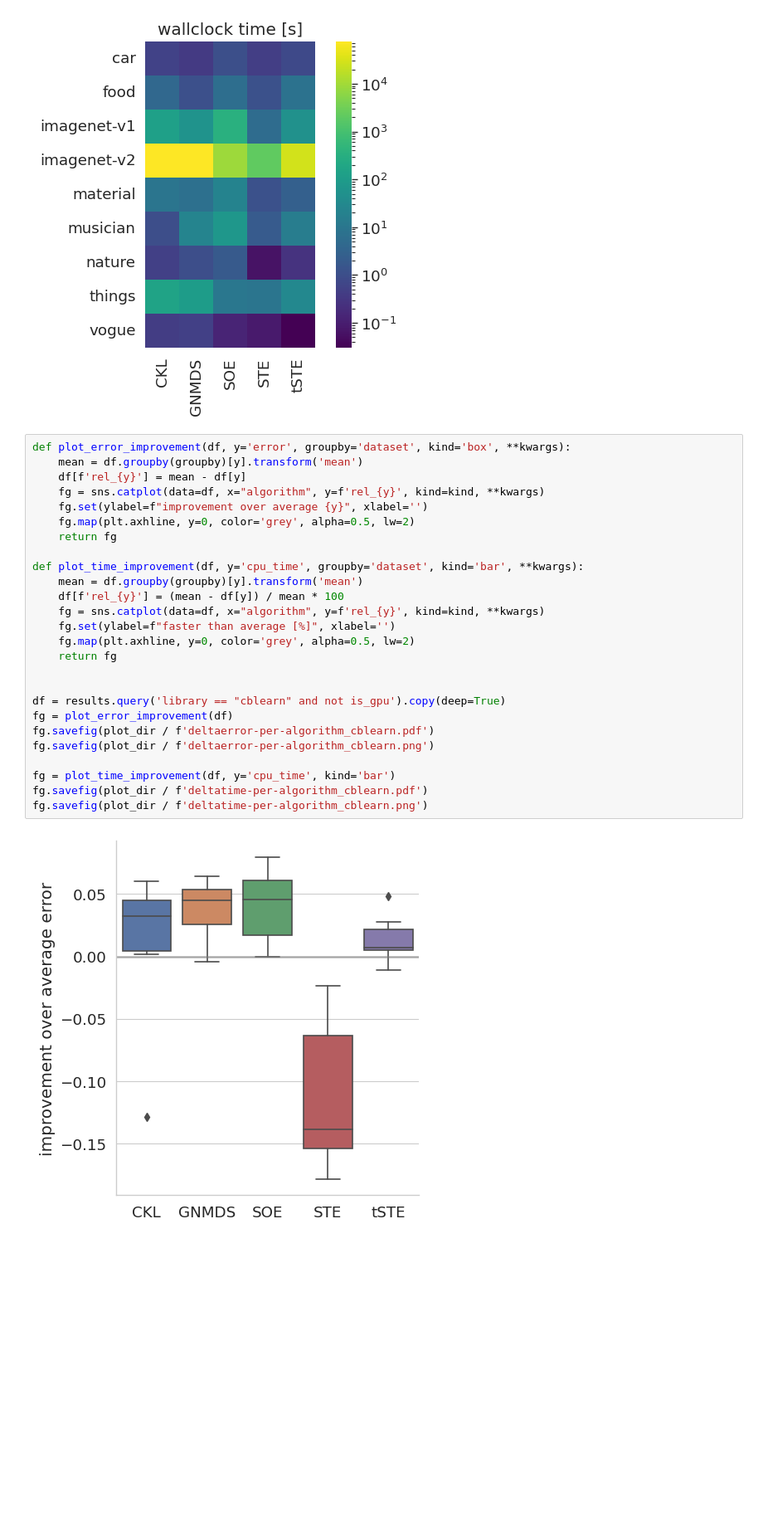
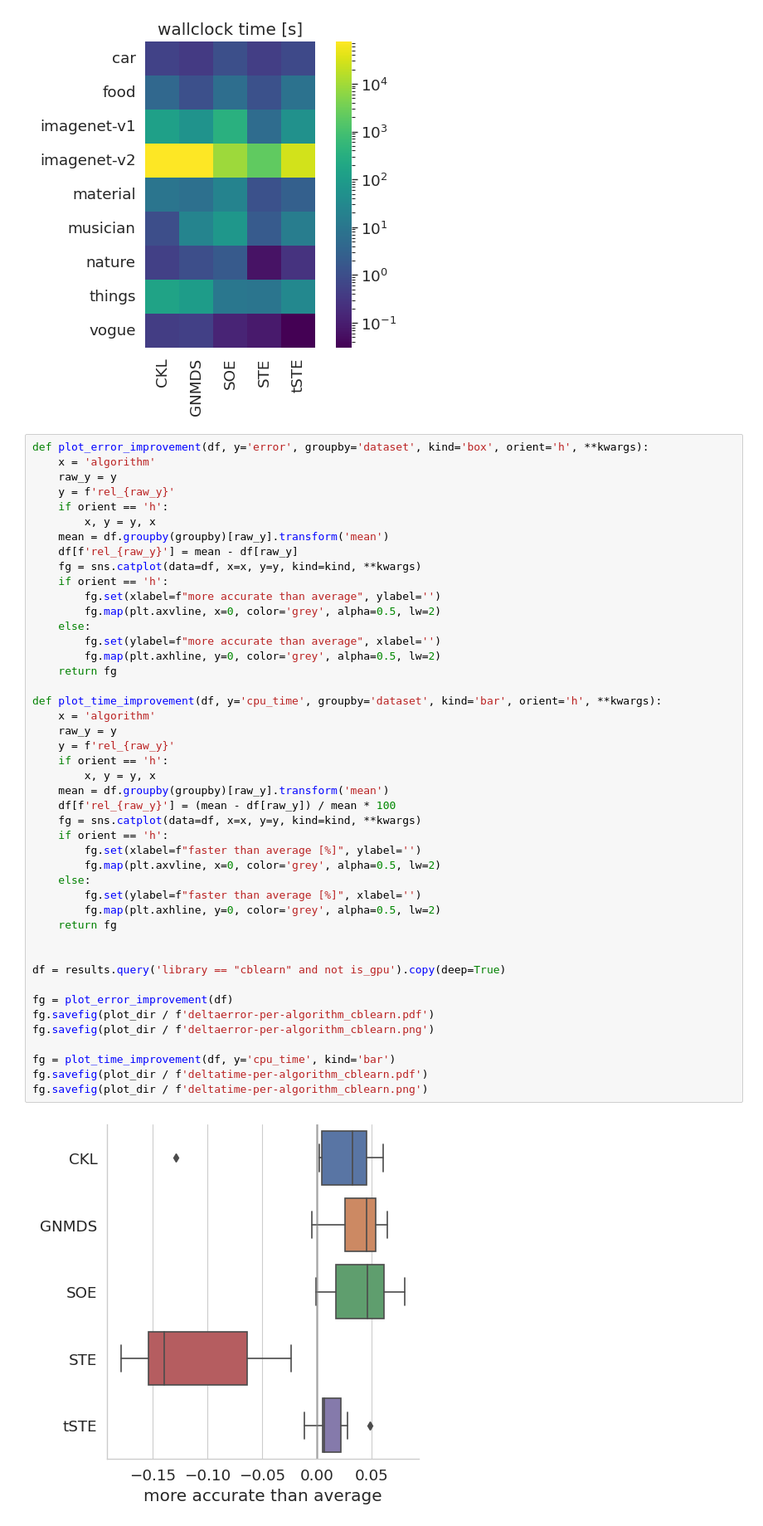
Before and after one commit to cblearn/cblearn-benchmark, a Jupyter notebook: scripts/plot_results.ipynb, the cells around one changed output. Shown: that part at 83% size. Drawn from its saved outputs; the diff is of its cells as text; blank space fills up the shorter version.

```diff
--- a/scripts/plot_results.ipynb
+++ b/scripts/plot_results.ipynb
@@ -128,30 +128,49 @@ plt.savefig(plot_dir / f'time-per-dataset-algorithm_cblearn.png')
 [figure]
 [figure]
 # %%
-def plot_error_improvement(df, y='error', groupby='dataset', kind='box', **kwargs):
-    mean = df.groupby(groupby)[y].transform('mean')
-    df[f'rel_{y}'] = mean - df[y]
-    fg = sns.catplot(data=df, x="algorithm", y=f'rel_{y}', kind=kind, **kwargs)
-    fg.set(ylabel=f"improvement over average {y}", xlabel='')
-    fg.map(plt.axhline, y=0, color='grey', alpha=0.5, lw=2)
+def plot_error_improvement(df, y='error', groupby='dataset', kind='box', orient='h', **kwargs):
+    x = 'algorithm'
+    raw_y = y
+    y = f'rel_{raw_y}'
+    if orient == 'h':
+        x, y = y, x
+    mean = df.groupby(groupby)[raw_y].transform('mean')
+    df[f'rel_{raw_y}'] = mean - df[raw_y]
+    fg = sns.catplot(data=df, x=x, y=y, kind=kind, **kwargs)
+    if orient == 'h':
+        fg.set(xlabel=f"more accurate than average", ylabel='')
+        fg.map(plt.axvline, x=0, color='grey', alpha=0.5, lw=2)
+    else:
+        fg.set(ylabel=f"more accurate than average", xlabel='')
+        fg.map(plt.axhline, y=0, color='grey', alpha=0.5, lw=2)
     return fg
 
-def plot_time_improvement(df, y='cpu_time', groupby='dataset', kind='bar', **kwargs):
-    mean = df.groupby(groupby)[y].transform('mean')
-    df[f'rel_{y}'] = (mean - df[y]) / mean * 100
-    fg = sns.catplot(data=df, x="algorithm", y=f'rel_{y}', kind=kind, **kwargs)
-    fg.set(ylabel=f"faster than average [%]", xlabel='')
-    fg.map(plt.axhline, y=0, color='grey', alpha=0.5, lw=2)
+def plot_time_improvement(df, y='cpu_time', groupby='dataset', kind='bar', orient='h', **kwargs):
+    x = 'algorithm'
+    raw_y = y
+    y = f'rel_{raw_y}'
+    if orient == 'h':
+        x, y = y, x
+    mean = df.groupby(groupby)[raw_y].transform('mean')
+    df[f'rel_{raw_y}'] = (mean - df[raw_y]) / mean * 100
+    fg = sns.catplot(data=df, x=x, y=y, kind=kind, **kwargs)
+    if orient == 'h':
+        fg.set(xlabel=f"faster than average [%]", ylabel='')
+        fg.map(plt.axvline, x=0, color='grey', alpha=0.5, lw=2)
+    else:
+        fg.set(ylabel=f"faster than average [%]", xlabel='')
+        fg.map(plt.axhline, y=0, color='grey', alpha=0.5, lw=2)
     return fg
 
 
 df = results.query('library == "cblearn" and not is_gpu').copy(deep=True)
+
 fg = plot_error_improvement(df)
 fg.savefig(plot_dir / f'deltaerror-per-algorithm_cblearn.pdf')
 fg.savefig(plot_dir / f'deltaerror-per-algorithm_cblearn.png')
 
 fg = plot_time_improvement(df, y='cpu_time', kind='bar')
 fg.savefig(plot_dir / f'deltatime-per-algorithm_cblearn.pdf')
 fg.savefig(plot_dir / f'deltatime-per-algorithm_cblearn.png')
 # %% [output]
-[figure, old version]
+[figure, new version]
```
Also changed, not shown: parts of 8 cells of this notebook, 28 other files.
